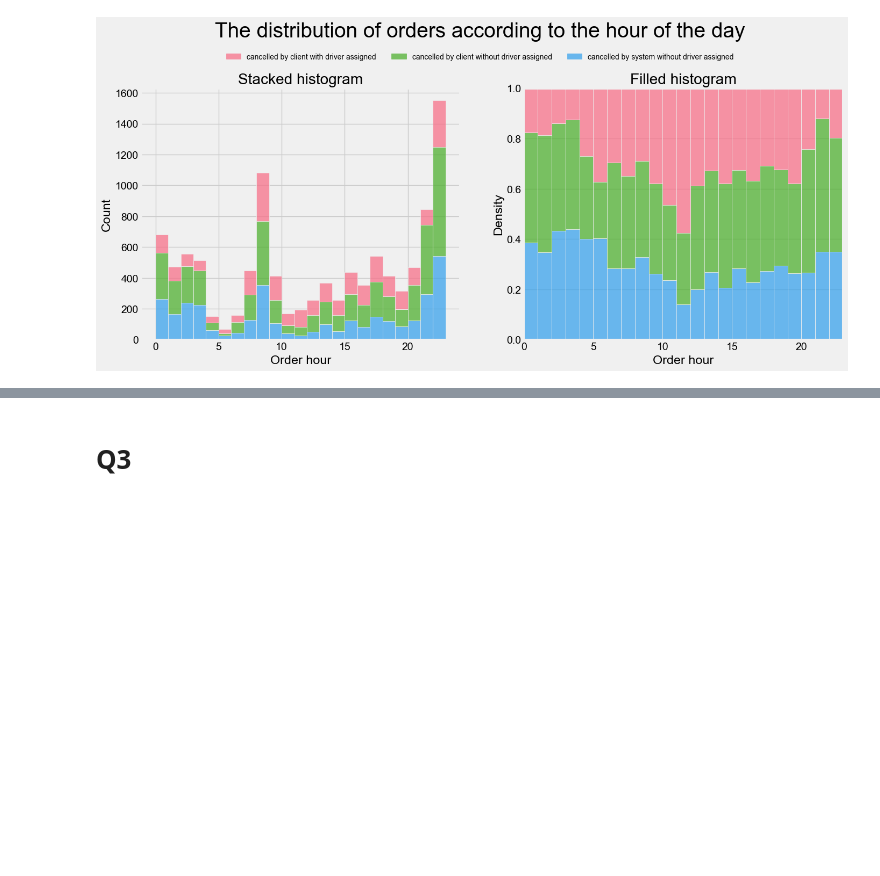
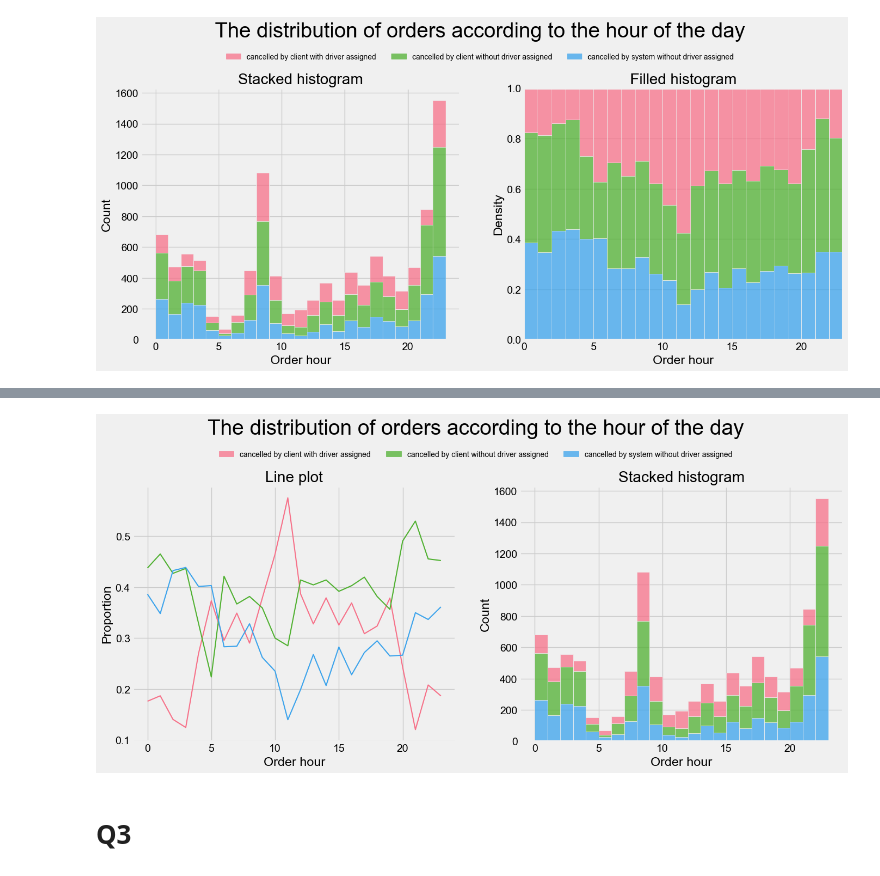
Before and after one commit to SUSTech-STA326/STA326_Assignment2, a Jupyter notebook: ass2.ipynb, the cells around one changed output, grey strips where cells are left out. Drawn from its saved outputs; the diff is of its cells as text; code cells hidden in the pictures; blank space fills up the shorter version.

```diff
--- a/ass2.ipynb
+++ b/ass2.ipynb
@@ -218,3 +218,9 @@ axs[0].get_legend().remove();
 plt.savefig("output/Q2_histogram_order_hour.svg",bbox_inches="tight")
 # %% [output]
 [figure]
+# %%
+df_grouped = df_order.loc[df_order["category"]!="cancelled by system with driver assigned",:].groupby(['order_hour', 'category']).size().reset_index(name='count')
+df_total = df_grouped.groupby('order_hour')['count'].sum().reset_index(name='total')
+df_merged = pd.merge(df_grouped, df_total, on='order_hour')
+df_merged['proportion'] = df_merged['count'] / df_merged['total']
+df_merged
@@ -221,3 +241,31 @@ plt.savefig("output/Q2_histogram_order_hour.svg",bbox_inches="tight")
+# %%
+fig, axs = plt.subplots(1, 2, figsize=(15, 6.5))
+plt.suptitle("The distribution of orders according to the hour of the day", fontsize=28)
+plt.subplots_adjust(top = 0.79)
+
+sns.lineplot(data=df_merged,x = "order_hour",y = "proportion",hue = "category",ax = axs[0],linewidth = 1.5)
+axs[0].set_title("Line plot")
+axs[0].set_xlabel("Order hour")
+axs[0].set_ylabel("Proportion")
+histplot2 = sns.histplot(data=df_order.loc[df_order["category"] != "cancelled by system with driver assigned"], x="order_hour", hue="category", fill=True, multiple="stack", binwidth=1, ax=axs[1])
+axs[1].set_title("Stacked histogram")
+axs[1].set_xlabel("Order hour")
+
+legend2 = histplot2.get_legend()
+
+labels2 = [t.get_text() for t in legend2.get_texts()]
+colors2 = [h.get_facecolor() for h in legend2.get_patches()]
+tuple_tmp = [(color, label) for label, color in zip(labels2, colors2)]
+
+legend_patches = [mpatches.Patch(color = i[0],label = i[1]) for i in tuple_tmp]
+
+plt.legend(handles=legend_patches, loc="upper center", bbox_to_anchor=(0.5, 0.91), fontsize=10, bbox_transform=fig.transFigure, ncol = 3,frameon = False)
+
+axs[0].get_legend().remove();
+# plt.tight_layout()
+plt.savefig("output/Q2_histogram&lineplot_order_hour.svg",bbox_inches="tight")
+# %% [output]
+[figure, added]
 # %% [markdown]
 # Q3
 # %% [markdown]
```
Also changed, not shown: parts of 3 cells of this notebook, 13 other files.
